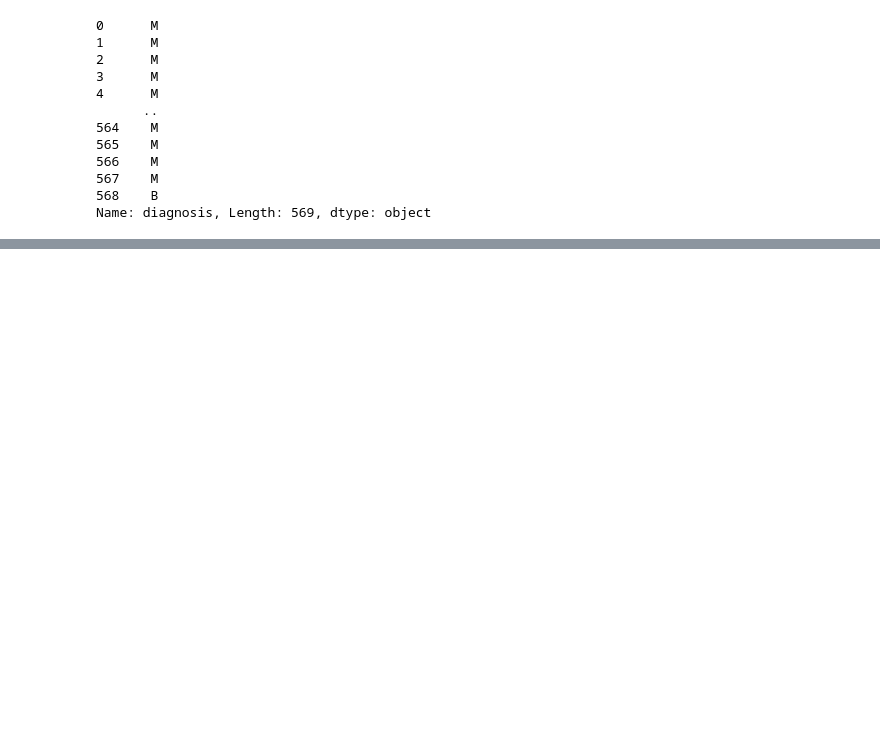
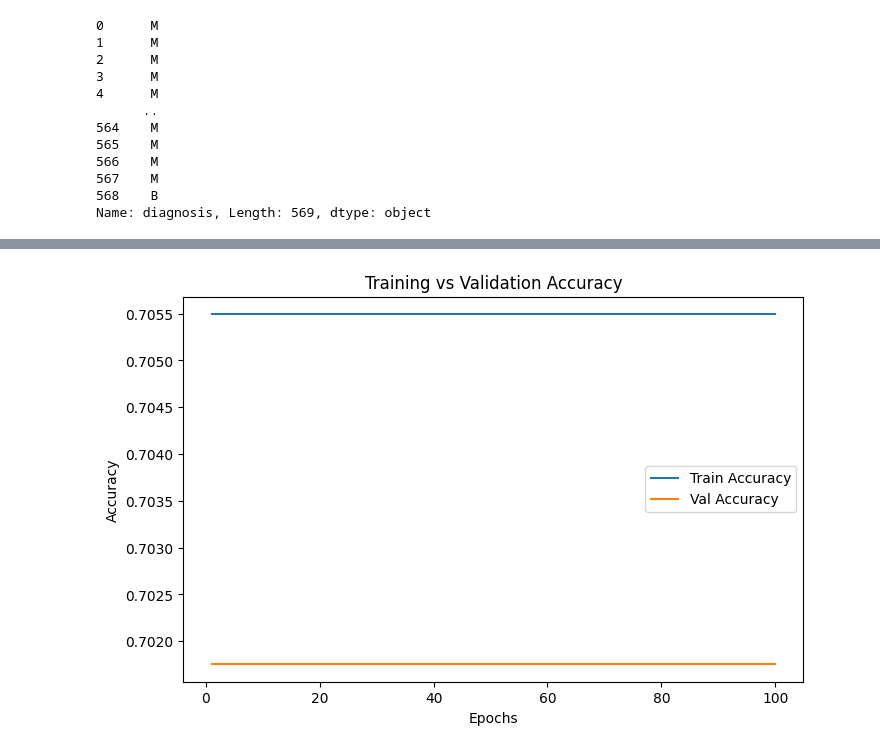
Before and after one commit to RajiaRani/PyTorch, a Jupyter notebook: 01. ANN/04. Binary_Classification_Problem.ipynb, the cells around one changed output, grey strips where cells are left out. Drawn from its saved outputs; the diff is of its cells as text; code cells hidden in the pictures; blank space fills up the shorter version.

```diff
--- a/01. ANN/04. Binary_Classification_Problem.ipynb
+++ b/01. ANN/04. Binary_Classification_Problem.ipynb
@@ -288,0 +344,28 @@ Accuracy: 0.640350878238678
+# %%
+train_acc = []
+val_acc = []
+
+for epoch in range(epochs):
+    # training predictions
+    y_pred_train = model.forward(X_train_tensor)
+    y_pred_train_bin = (y_pred_train > 0.5).float()
+    acc_train = (y_pred_train_bin == y_train_tensor).float().mean()
+    train_acc.append(acc_train.item())
+
+    # validation predictions
+    y_pred_val = model.forward(X_test_tensor)
+    y_pred_val_bin = (y_pred_val > 0.5).float()
+    acc_val = (y_pred_val_bin == y_test_tensor).float().mean()
+    val_acc.append(acc_val.item())
+
+# plot accuracy
+plt.figure(figsize=(8,5))
+plt.plot(range(1, epochs+1), train_acc, label="Train Accuracy")
+plt.plot(range(1, epochs+1), val_acc, label="Val Accuracy")
+plt.xlabel("Epochs")
+plt.ylabel("Accuracy")
+plt.title("Training vs Validation Accuracy")
+plt.legend()
+plt.show()
+# %% [output]
+[figure, added]
```
Also changed, not shown: parts of 12 cells of this notebook, 1 other file.
